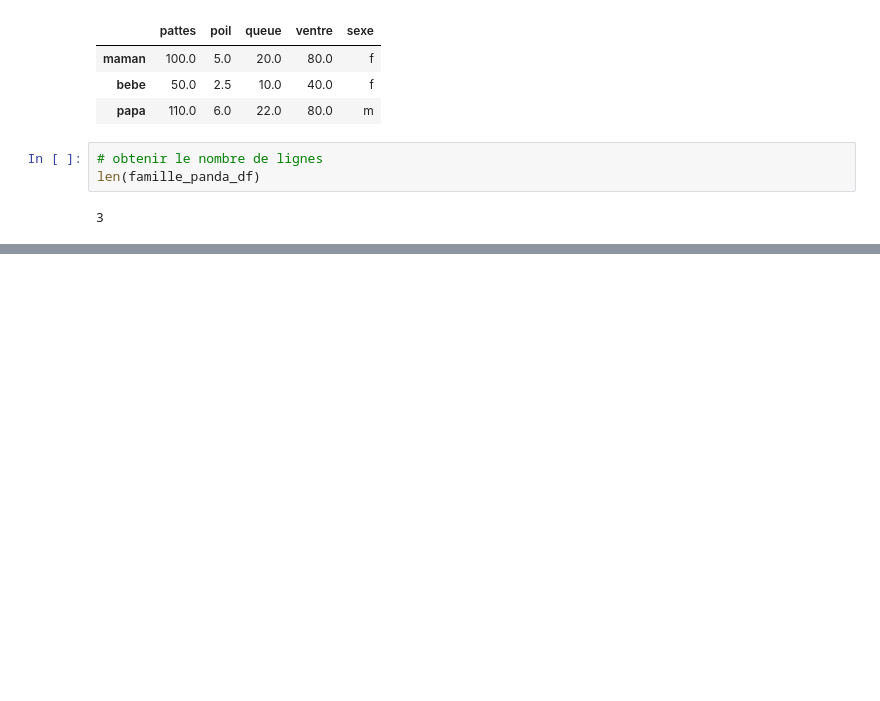
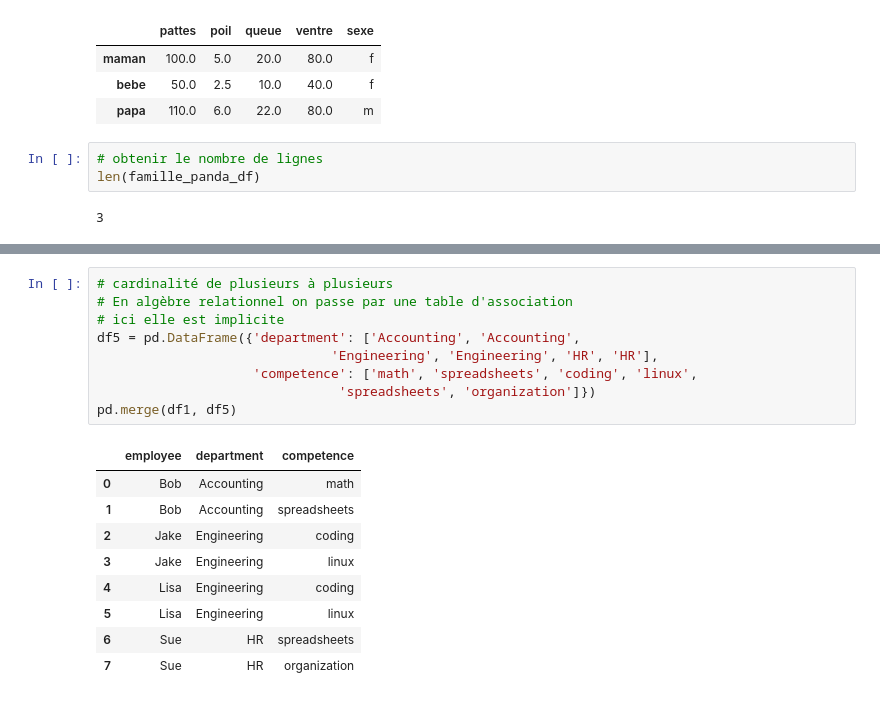
Before and after one commit to DavProg49/Notebook, a Jupyter notebook: panda_ex.ipynb, the cells around one changed output, grey strips where cells are left out. Drawn from its saved outputs; the diff is of its cells as text; blank space fills up the shorter version.

```diff
--- a/panda_ex.ipynb
+++ b/panda_ex.ipynb
@@ -157,0 +424,19 @@ len(famille_panda_df)
+# %%
+# cardinalité de plusieurs à plusieurs
+# En algèbre relationnel on passe par une table d'association
+# ici elle est implicite
+df5 = pd.DataFrame({'department': ['Accounting', 'Accounting',
+                              'Engineering', 'Engineering', 'HR', 'HR'],
+                    'competence': ['math', 'spreadsheets', 'coding', 'linux',
+                               'spreadsheets', 'organization']})
+pd.merge(df1, df5)
+# %% [output]
+|  | employee | department | competence |
+| 0 | Bob | Accounting | math |
+| 1 | Bob | Accounting | spreadsheets |
+| 2 | Jake | Engineering | coding |
+| 3 | Jake | Engineering | linux |
+| 4 | Lisa | Engineering | coding |
+| 5 | Lisa | Engineering | linux |
+| 6 | Sue | HR | spreadsheets |
+| 7 | Sue | HR | organization |
```
Also changed, not shown: parts of 33 cells of this notebook.
